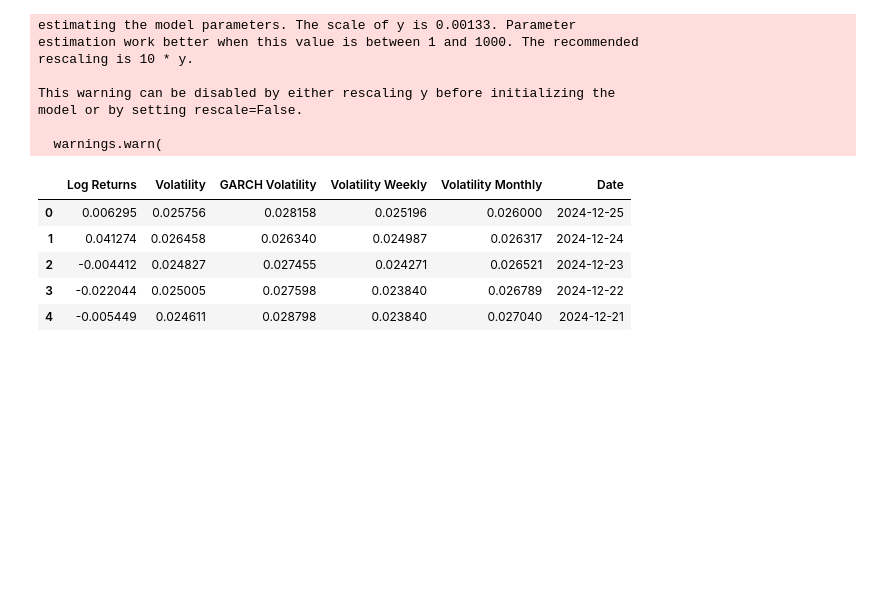
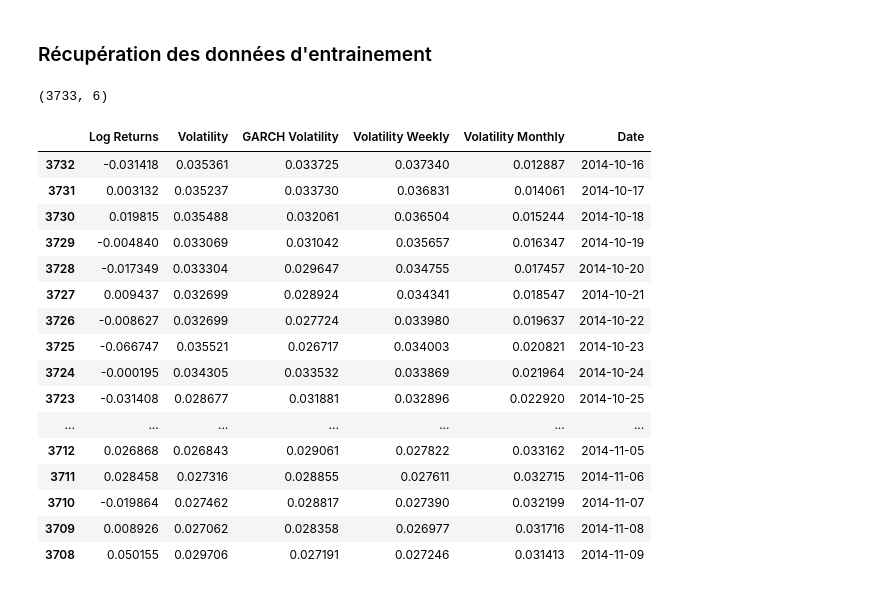
Before and after one commit to emmaebrl/crypto-volatility-lab, a Jupyter notebook: sandbox/explo_time_series.ipynb, the cells around one changed output. Saved outputs shown, nothing was run; the diff lists cells and outputs as text; code cells hidden in the pictures; blank space fills up the shorter version.

Commit message:
training objects (warning dependencies broken)

```diff
--- a/sandbox/explo_time_series.ipynb
+++ b/sandbox/explo_time_series.ipynb
@@ -59,21 +108,28 @@ plt.show()
+# %% [markdown]
+### Récupération des données d'entrainement
 # %%
 features = ts_creator.create_time_series_for_NN_training()
-features.head()
+print(features.shape)
+features.head(25)
 # %% [output]
-estimating the model parameters. The scale of y is 0.00133. Parameter
-estimation work better when this value is between 1 and 1000. The recommended
-rescaling is 10 * y.
-
-This warning can be disabled by either rescaling y before initializing the
-model or by setting rescale=False.
-
-  warnings.warn(
+(3733, 6)
 |  | Log Returns | Volatility | GARCH Volatility | Volatility Weekly | Volatility Monthly | Date |
-| 0 | 0.006295 | 0.025756 | 0.028158 | 0.025196 | 0.026000 | 2024-12-25 |
-| 1 | 0.041274 | 0.026458 | 0.026340 | 0.024987 | 0.026317 | 2024-12-24 |
-| 2 | -0.004412 | 0.024827 | 0.027455 | 0.024271 | 0.026521 | 2024-12-23 |
-| 3 | -0.022044 | 0.025005 | 0.027598 | 0.023840 | 0.026789 | 2024-12-22 |
-| 4 | -0.005449 | 0.024611 | 0.028798 | 0.023840 | 0.027040 | 2024-12-21 |
+| 3732 | -0.031418 | 0.035361 | 0.033725 | 0.037340 | 0.012887 | 2014-10-16 |
+| 3731 | 0.003132 | 0.035237 | 0.033730 | 0.036831 | 0.014061 | 2014-10-17 |
+| 3730 | 0.019815 | 0.035488 | 0.032061 | 0.036504 | 0.015244 | 2014-10-18 |
+| 3729 | -0.004840 | 0.033069 | 0.031042 | 0.035657 | 0.016347 | 2014-10-19 |
+| 3728 | -0.017349 | 0.033304 | 0.029647 | 0.034755 | 0.017457 | 2014-10-20 |
+| 3727 | 0.009437 | 0.032699 | 0.028924 | 0.034341 | 0.018547 | 2014-10-21 |
+| 3726 | -0.008627 | 0.032699 | 0.027724 | 0.033980 | 0.019637 | 2014-10-22 |
+| 3725 | -0.066747 | 0.035521 | 0.026717 | 0.034003 | 0.020821 | 2014-10-23 |
+| 3724 | -0.000195 | 0.034305 | 0.033532 | 0.033869 | 0.021964 | 2014-10-24 |
+| 3723 | -0.031408 | 0.028677 | 0.031881 | 0.032896 | 0.022920 | 2014-10-25 |
+| ... | ... | ... | ... | ... | ... | ... |
+| 3712 | 0.026868 | 0.026843 | 0.029061 | 0.027822 | 0.033162 | 2014-11-05 |
+| 3711 | 0.028458 | 0.027316 | 0.028855 | 0.027611 | 0.032715 | 2014-11-06 |
+| 3710 | -0.019864 | 0.027462 | 0.028817 | 0.027390 | 0.032199 | 2014-11-07 |
+| 3709 | 0.008926 | 0.027062 | 0.028358 | 0.026977 | 0.031716 | 2014-11-08 |
+| 3708 | 0.050155 | 0.029706 | 0.027191 | 0.027246 | 0.031413 | 2014-11-09 |
 # %%
 # plot all features on the same graph
 plt.figure(figsize=(12, 8))
```
Also changed, not shown: parts of 10 cells of this notebook, 8 other files.
